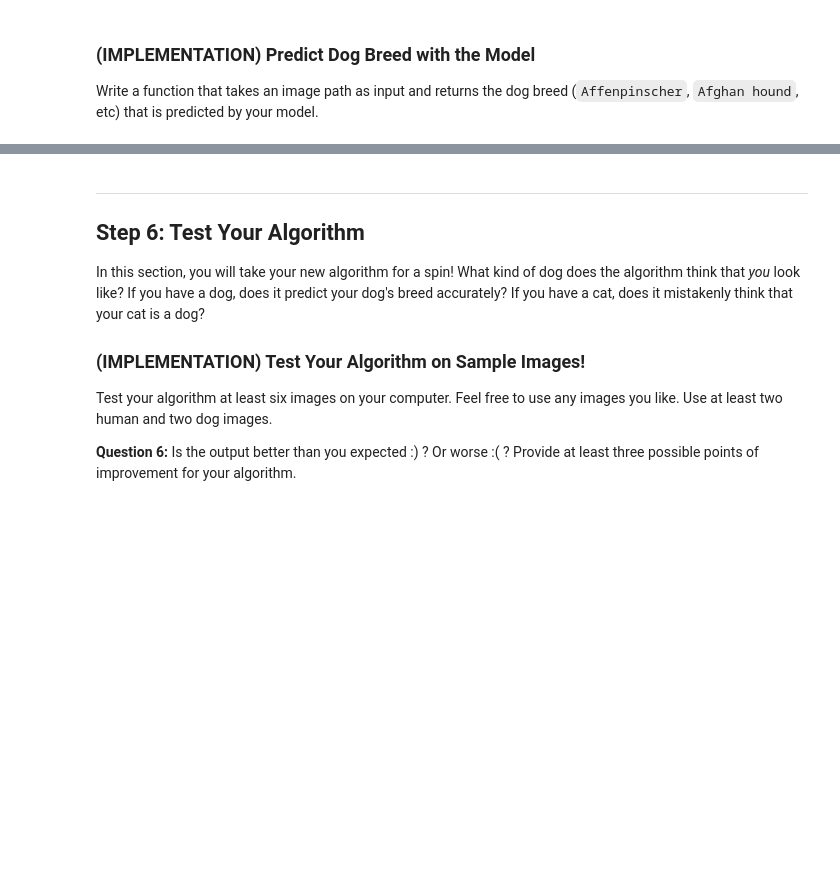
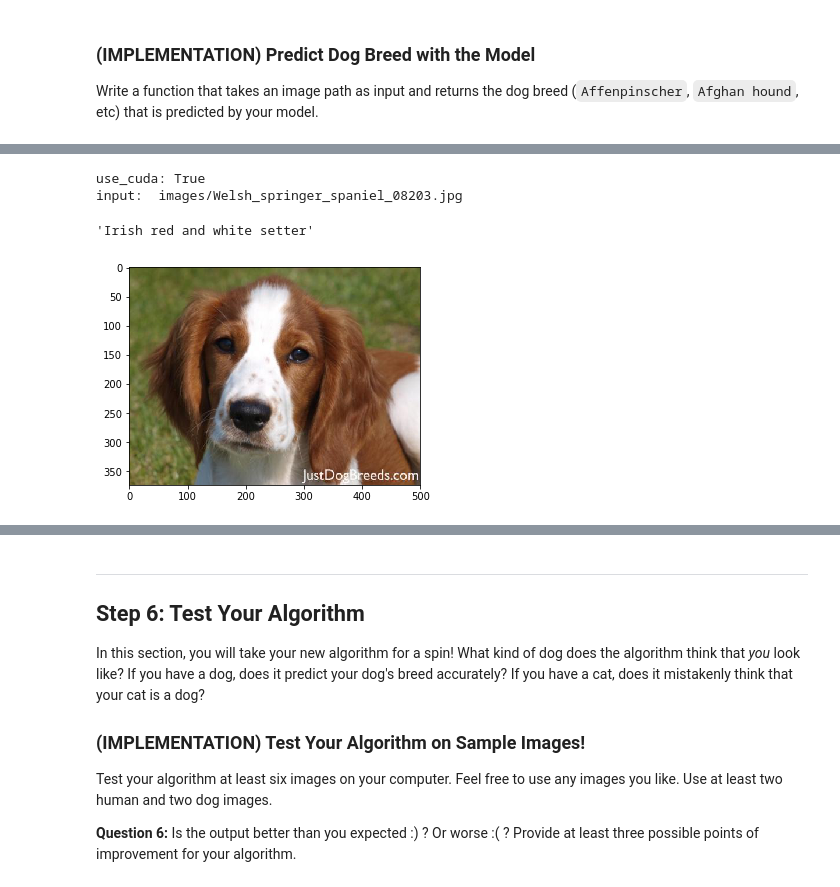
Before and after one commit to toebgen/deep-learning-v2-pytorch, a Jupyter notebook: project-dog-classification/dog_app.ipynb, the cells around one changed output, grey strips where cells are left out. Drawn from its saved outputs; the diff is of its cells as text; code cells hidden in the pictures; blank space fills up the shorter version.

Commit message:
Project dog-breed: First submission.

```diff
--- a/project-dog-classification/dog_app.ipynb
+++ b/project-dog-classification/dog_app.ipynb
@@ -675,3 +917,5 @@ optimizer_transfer = None
 ### (IMPLEMENTATION) Train and Validate the Model
 
 Train and validate your model in the code cell below.  [Save the final model parameters](http://pytorch.org/docs/master/notes/serialization.html) at filepath `'model_transfer.pt'`.
+# %%
+file_path_transfer = 'model_transfer.pt'
@@ -703,0 +983,15 @@ def predict_breed_transfer(img_path):
+# %%
+from random import randint
+
+# list of class names by index, i.e. a name can be accessed like class_names[0]
+#class_names = [item[4:].replace("_", " ") for item in data_transfer['train'].classes]
+train_data = datasets.ImageFolder(train_dir, transform=transform_train)
+class_names = [item[4:].replace("_", " ") for item in train_data.classes]
+
+def print_random_class_names(number = 5):
+    print('Some random out of', len(class_names), 'class names:')
+    for i in range(number):
+        idx = randint(0,len(class_names)-1)
+        print('\t', idx, ':\t', class_names[idx])
+
+print_random_class_names(15)
@@ -704,3 +1015,59 @@ def predict_breed_transfer(img_path):
+# %%
+### TODO: Write a function that takes a path to an image as input
+### and returns the dog breed that is predicted by the model.
+
+from PIL import Image
+ImageFile.LOAD_TRUNCATED_IMAGES = True
+import skimage.io as io
+import torchvision.transforms as transforms
+
+use_cuda = torch.cuda.is_available()
+print("use_cuda:", use_cuda)
+
+
+def predict_breed_transfer(img_path, model, use_cuda):
+    img = Image.open(img_path)
+    transform = transforms.Compose([
+        transforms.Resize([224,224]),
+        transforms.ToTensor(),
+        transforms.Normalize(mean=[0.485, 0.456, 0.406],
+                             std=[0.229, 0.224, 0.225]),
+    ])
+    img = transform(img).unsqueeze_(0)
+
+    if use_cuda:
+        model = model.to('cuda')
+        img = img.to('cuda')
+    else:
+        model = model.to('cpu')
+        img = img.to('cpu')
+
+    # load the image and return the predicted breed
+    prediction = model(img)
+    result = torch.argmax(prediction)
+
+    return class_names[result]
+
+# Test code
+image_paths = [
+    'images/American_water_spaniel_00648.jpg',
+    'images/Brittany_02625.jpg',
+    'images/Curly-coated_retriever_03896.jpg',
+    'images/Labrador_retriever_06449.jpg',
+    'images/Labrador_retriever_06455.jpg',
+    'images/Labrador_retriever_06457.jpg',
+    'images/Welsh_springer_spaniel_08203.jpg'
+    ]
+image = image_paths[6]
+show_img(image)
+
+print('input: ', image)
+predict_breed_transfer(image, model_transfer, use_cuda)
+# %% [output]
+use_cuda: True
+input:  images/Welsh_springer_spaniel_08203.jpg
+'Irish red and white setter'
+[figure, added]
 # %% [markdown]
 ---
 <a id='step5'></a>
```
Also changed, not shown: parts of 52 cells of this notebook, 4 other files.
